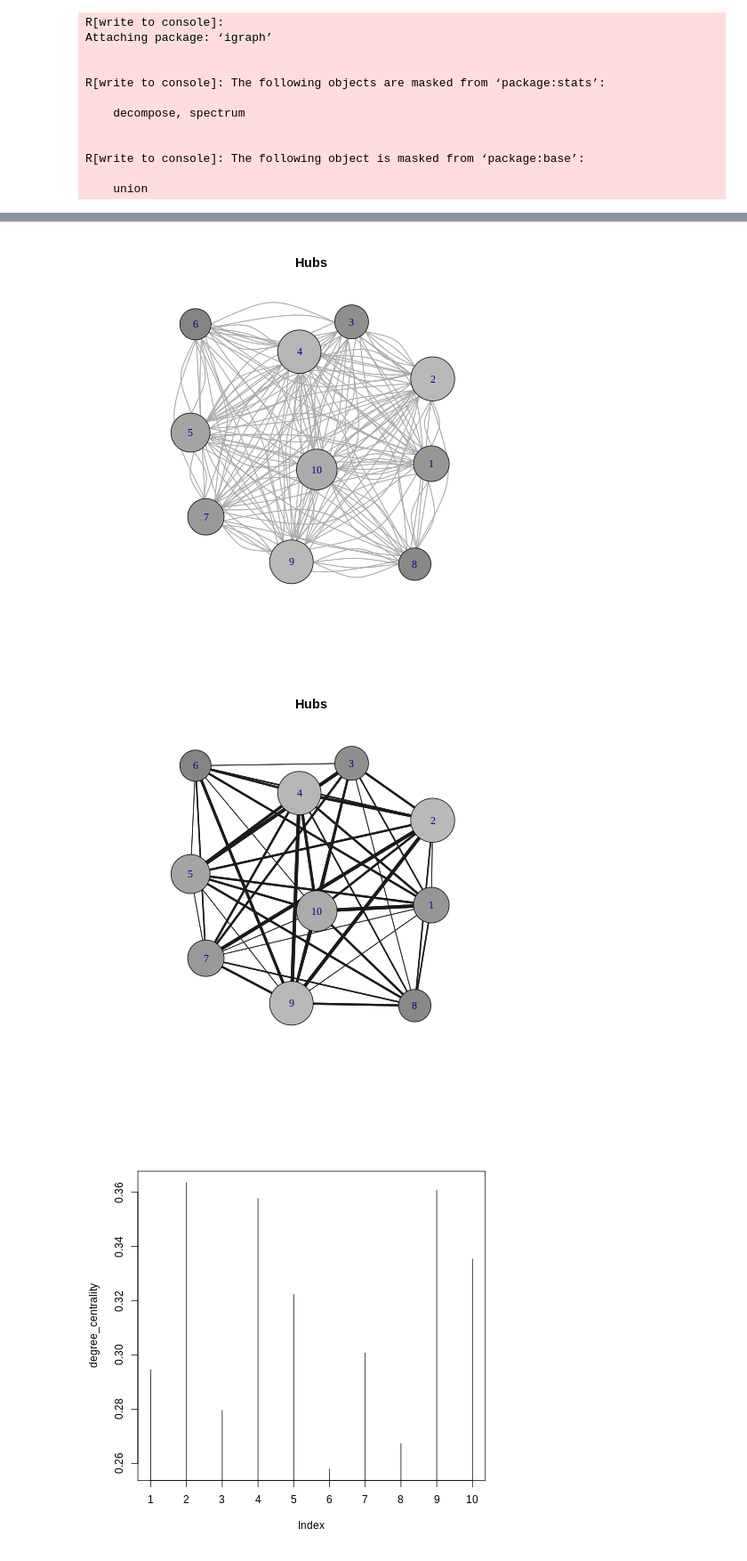
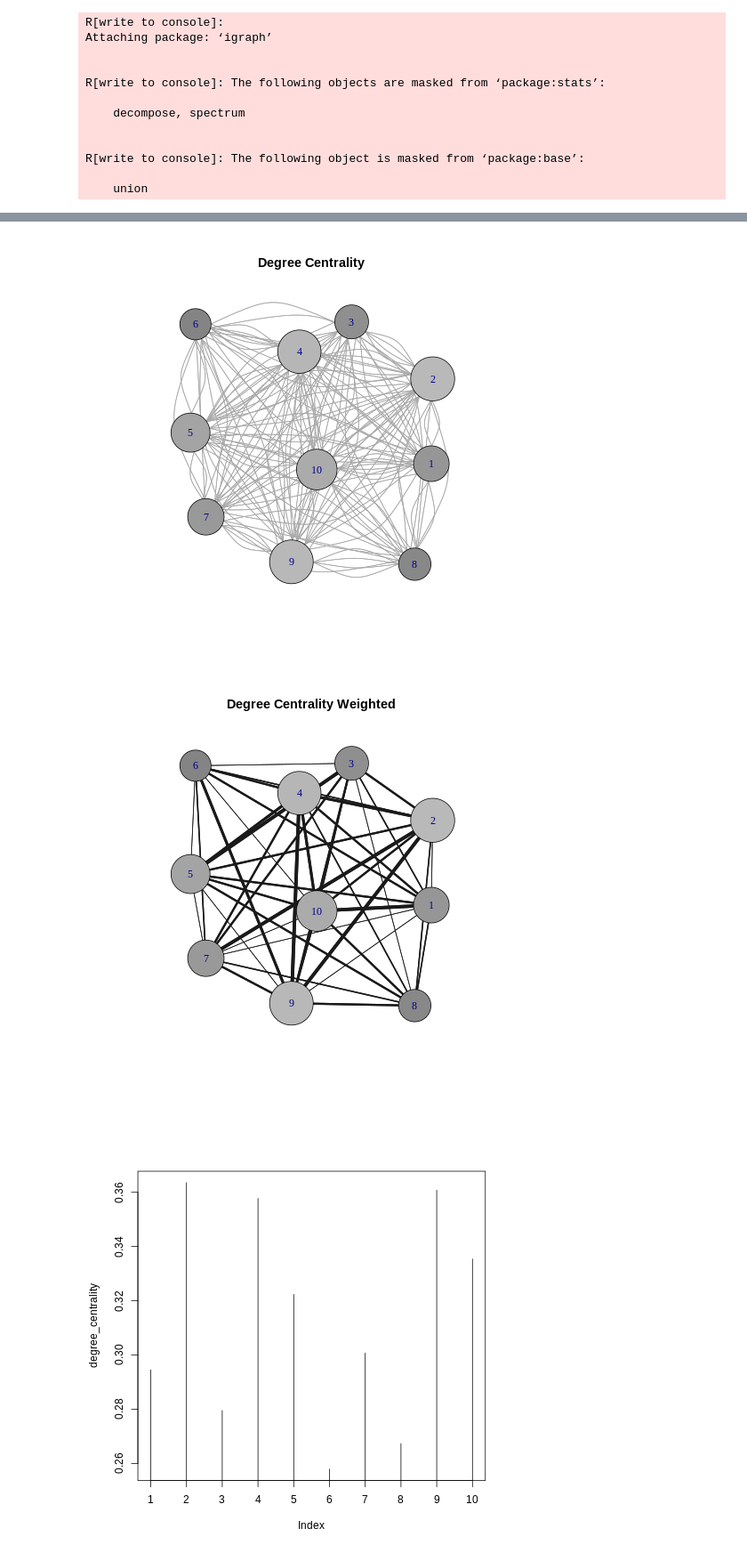
Before and after one commit to yaara-dev/sna, a Jupyter notebook: SNA.ipynb, the cells around one changed output, grey strips where cells are left out. Shown: that part at 89% size. Cells and saved outputs as stored; diff of their text form; code cells hidden in the pictures.

```diff
--- a/SNA.ipynb
+++ b/SNA.ipynb
@@ -112,7 +113,7 @@ set.seed(123)
 plot(
   net,
   vertex.size=degree_centrality*100,
-  main = 'Hubs',
+  main = 'Degree Centrality',
   vertex.color=rgb(
     degree_centrality*2,
     degree_centrality*2,
@@ -122,33 +123,33 @@ plot(
   layout=layout.kamada.kawai
 )
 # %% [output]
-[figure, old version]
+[figure, new version]
 # %%
 %%R
 
 degree_centrality <- normalize(hub_score(net)$vector + authority.score(net)$vector)
 weighted_net <- graph.data.frame(
     weighted_net_df,
     directed=T
 )
 
 set.seed(123)
 plot(
   weighted_net,
   vertex.size=degree_centrality*100,
-  main = 'Hubs',
+  main = 'Degree Centrality Weighted',
   vertex.color=rgb(
     degree_centrality*2,
     degree_centrality*2,
     degree_centrality*2
   ),
   edge.arrow.size=0,
   edge.width= weighted_net_df$num,
   edge.color="gray10",
   layout=layout.kamada.kawai
 )
 # %% [output]
-[figure, old version]
+[figure, new version]
 # %%
 %%R
 plot(
```
Also changed, not shown: parts of 6 cells of this notebook.
